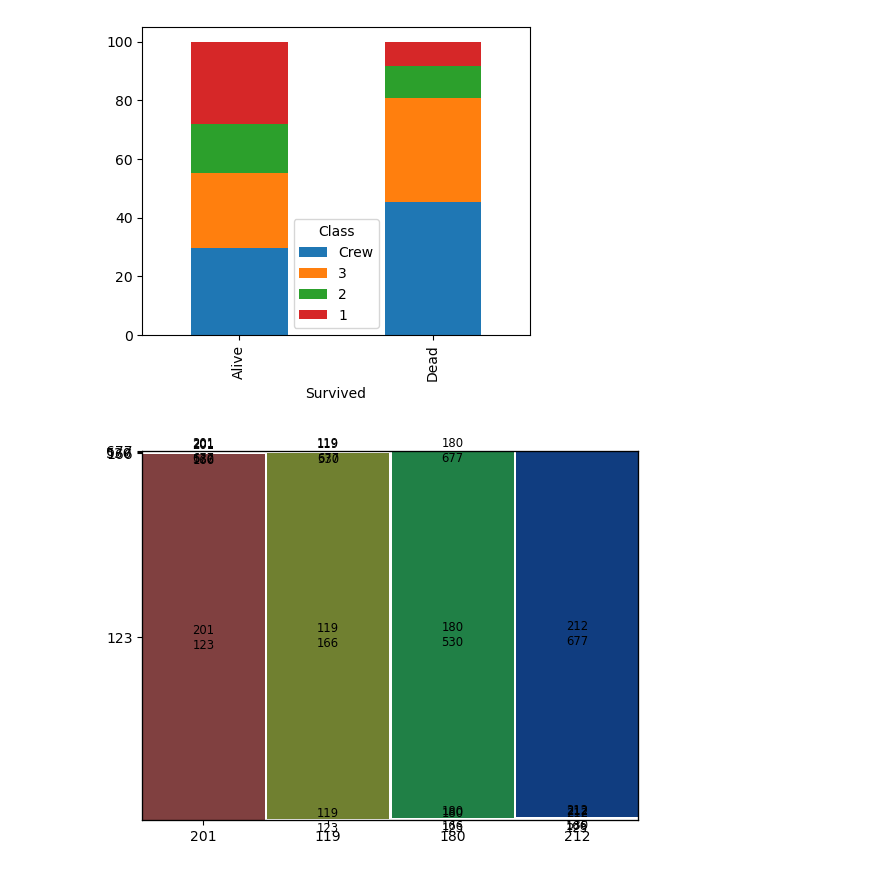
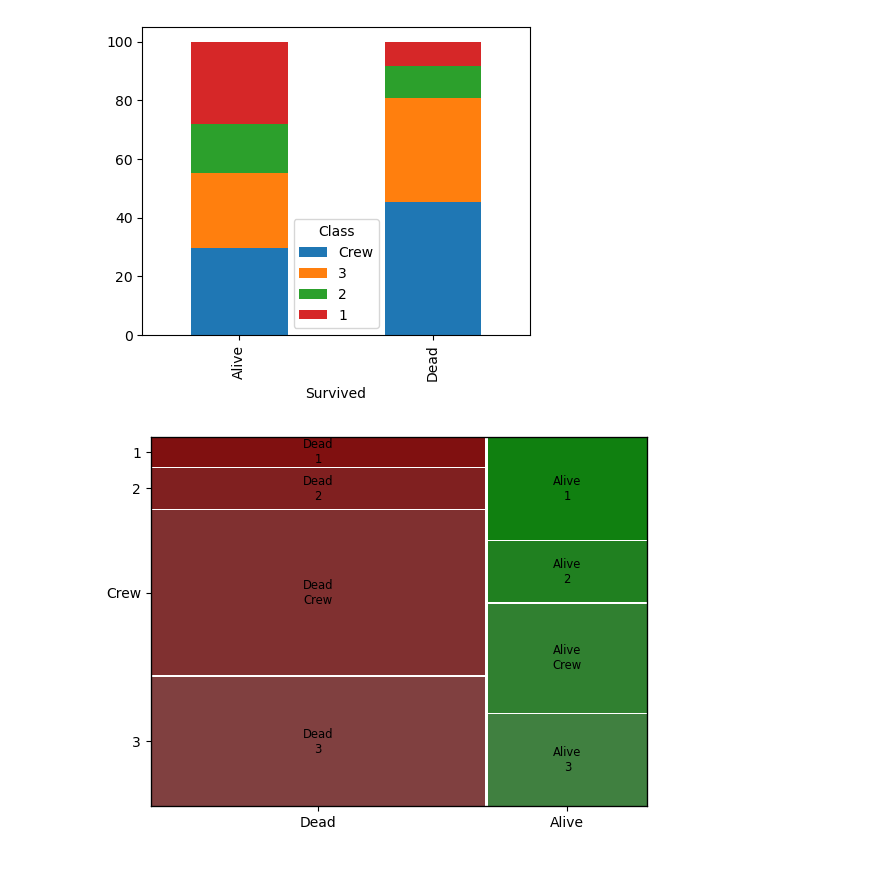
Before and after one commit to StephenDSNYC/IS5, a Jupyter notebook: code/ch03/ch03titanic.ipynb, the cells around one changed output. Saved outputs shown, nothing was run; the diff lists cells and outputs as text; code cells hidden in the pictures.

```diff
--- a/code/ch03/ch03titanic.ipynb
+++ b/code/ch03/ch03titanic.ipynb
@@ -85,7 +85,6 @@ pd.crosstab(index=titanic.Class, columns=titanic.Survived, normalize='columns'
 # %%
 from statsmodels.graphics.mosaicplot import mosaic
 # %%
-mosaic(data=pd.crosstab(index=titanic.Class, columns=titanic.Survived),
-       index=['Alive', 'Dead']);
+mosaic(titanic, ['Survived', 'Class']);
 # %% [output]
-[figure, old version]
+[figure, new version]
```
Also changed, not shown: parts of 2 cells of this notebook.
